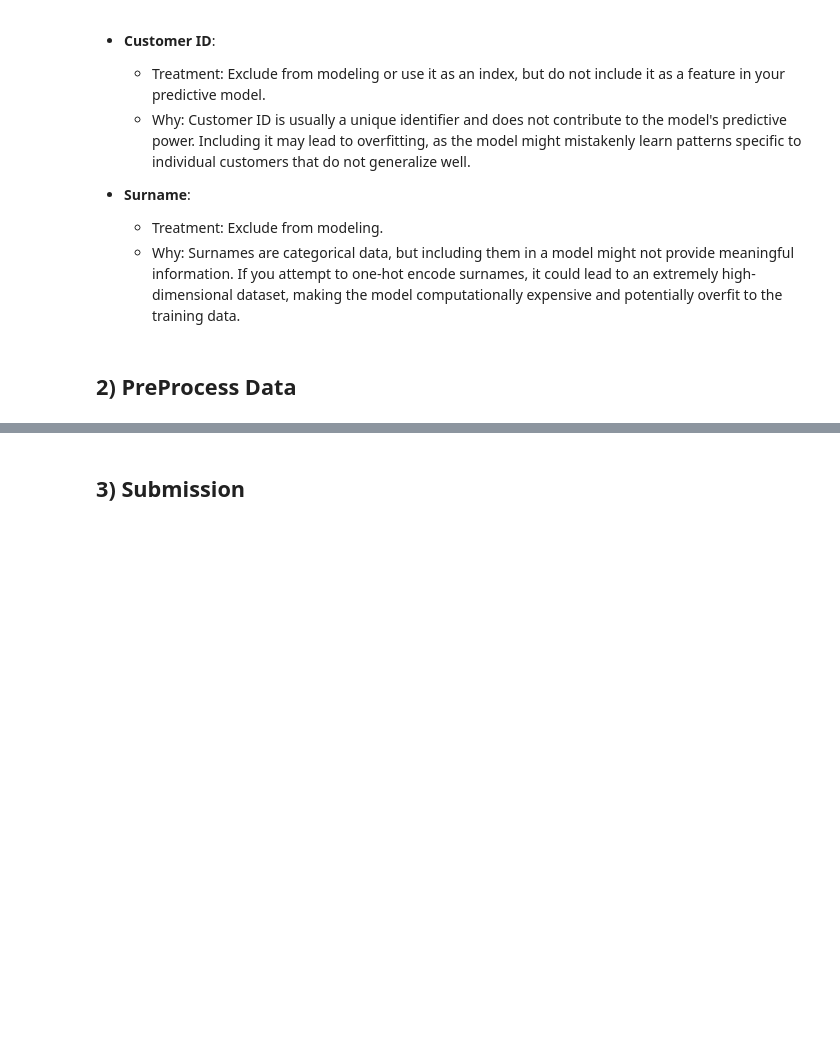
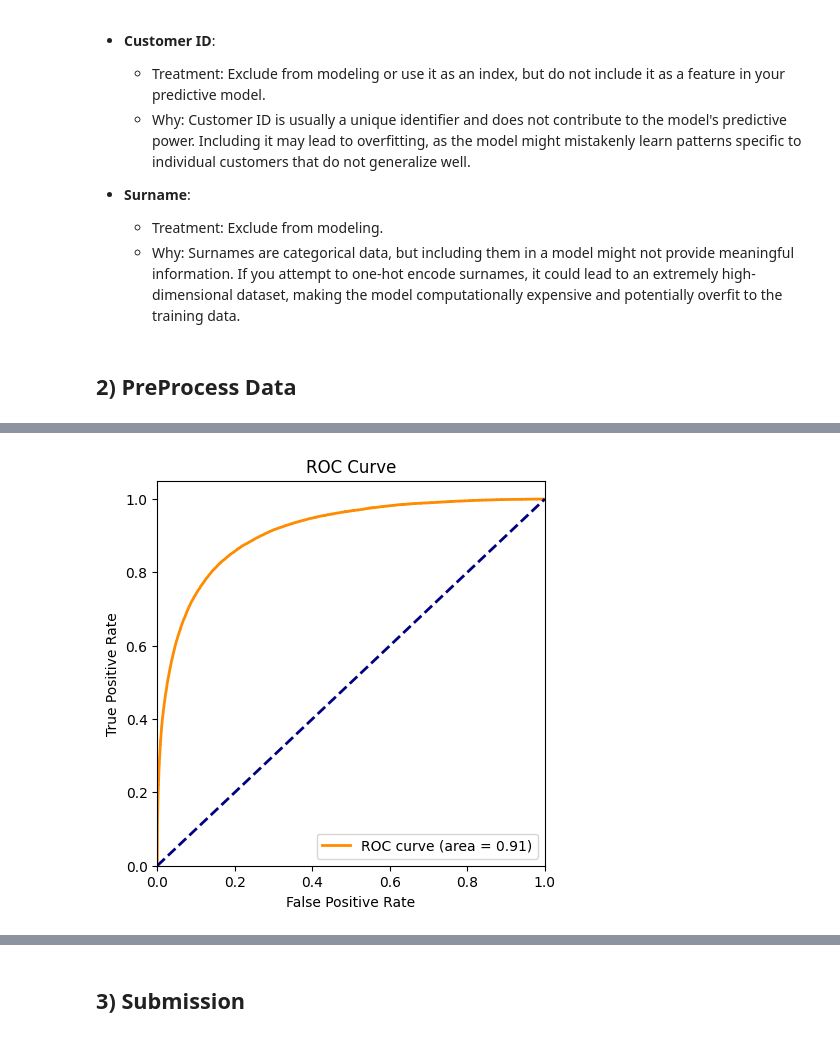
Before and after one commit to RuiFSP/Kaggle, a Jupyter notebook: Playground_Series_S4/1-Binary Classification with a Bank Churn Dataset/bank_churn_optimize.ipynb, the cells around one changed output, grey strips where cells are left out. Cells and saved outputs as stored; diff of their text form; code cells hidden in the pictures; blank space fills up the shorter version.

```diff
--- a/Playground_Series_S4/1-Binary Classification with a Bank Churn Dataset/bank_churn_optimize.ipynb
+++ b/Playground_Series_S4/1-Binary Classification with a Bank Churn Dataset/bank_churn_optimize.ipynb
@@ -347,0 +353,5 @@ def plot_learning_curve(model, X, y, cv=cv, scoring='roc_auc'):
+# %%
+#plot roc curve
+plot_roc_curve(train_df['Exited'], clf.predict_proba(train_df)[:, 1])
+# %% [output]
+[figure, added]
```
Also changed, not shown: parts of 13 cells of this notebook, 2 other files.
